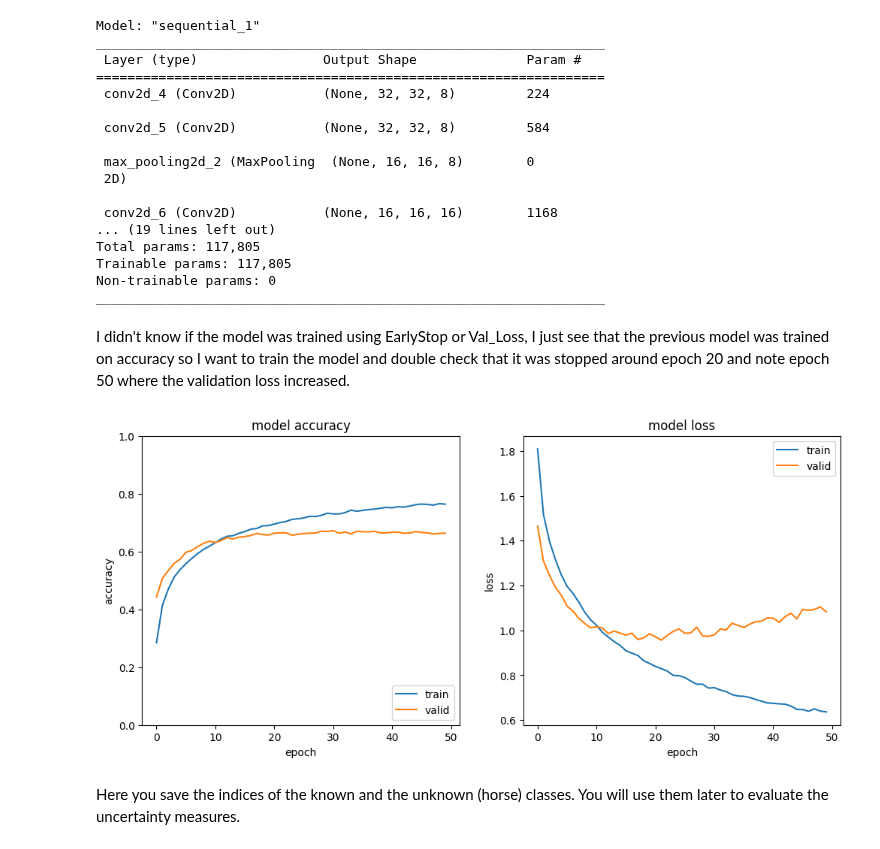
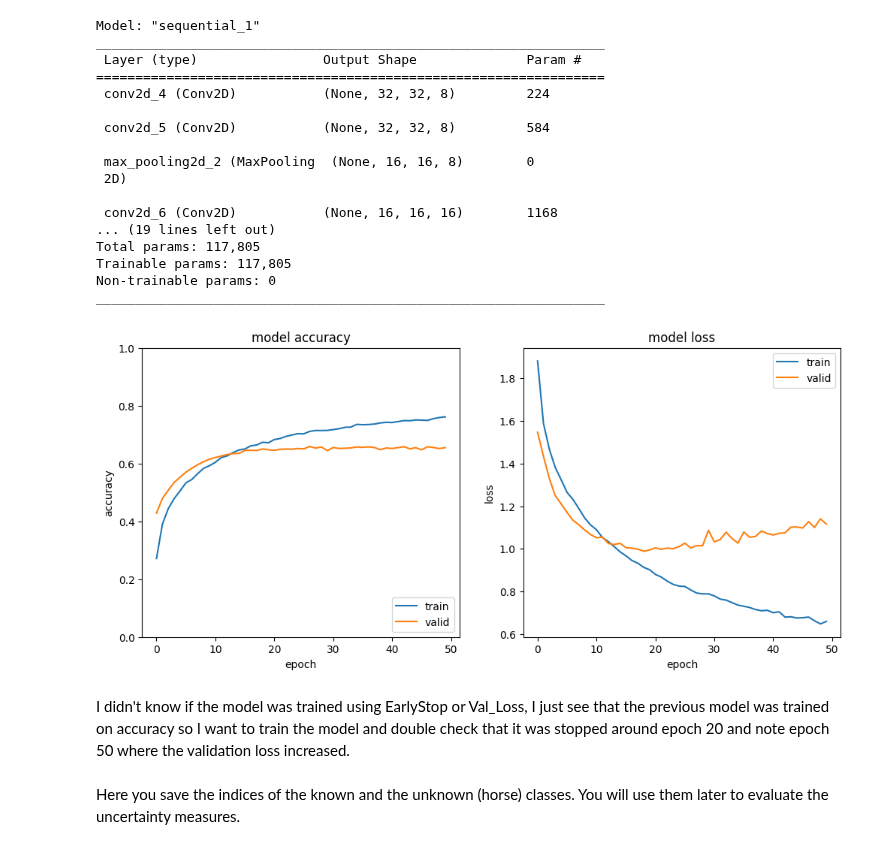
Before and after one commit to RachelRamirez/tta, a Jupyter notebook: TTA_experiments_only.ipynb, the cells around one changed output. Drawn from its saved outputs; the diff is of its cells as text; code cells hidden in the pictures.

```diff
--- a/TTA_experiments_only.ipynb
+++ b/TTA_experiments_only.ipynb
@@ -221,24 +243,26 @@ Trainable params: 117,805
 Non-trainable params: 0
 _________________________________________________________________
 # %%
-# urllib.request.urlretrieve("https://raw.githubusercontent.com/tensorchiefs/dl_book/master/data/history_baseline_cifar10.csv", "history_baseline_cifar10.csv")
-# history=np.loadtxt("history_baseline_cifar10.csv",delimiter=",")
+urllib.request.urlretrieve("https://raw.githubusercontent.com/tensorchiefs/dl_book/master/data/history_baseline_cifar10.csv", "history_baseline_cifar10.csv")
+history=np.loadtxt("history_baseline_cifar10.csv",delimiter=",")
 
-# plt.figure(figsize=(12,5))
-# plt.subplot(1,2,1)
-# plt.plot(history[:,0])
-# plt.plot(history[:,1])
-# plt.ylim(0, 1)
-# plt.title('model accuracy')
-# plt.ylabel('accuracy')
-# plt.xlabel('epoch')
-# plt.legend(['train', 'valid'], loc='lower right')
-# plt.subplot(1,2,2)
-# plt.plot(history[:,2])
-# plt.plot(history[:,3])
-# plt.title('model loss')
-# plt.ylabel('loss')
-# plt.xlabel('epoch')
-# plt.legend(['train', 'valid'], loc='upper right')
-# plt.show()
+plt.figure(figsize=(12,5))
+plt.subplot(1,2,1)
+plt.plot(history[:,0])
+plt.plot(history[:,1])
+plt.ylim(0, 1)
+plt.title('model accuracy')
+plt.ylabel('accuracy')
+plt.xlabel('epoch')
+plt.legend(['train', 'valid'], loc='lower right')
+plt.subplot(1,2,2)
+plt.plot(history[:,2])
+plt.plot(history[:,3])
+plt.title('model loss')
+plt.ylabel('loss')
+plt.xlabel('epoch')
+plt.legend(['train', 'valid'], loc='upper right')
+plt.show()
+# %% [output]
+[figure, added]
 # %%
@@ -256,25 +280,23 @@ history = history.history
 # Then use list(obj) with this group as an object to convert it to a list.
 # At last, call numpy. array(data) with this list as data to convert it to an array.
 # %%
-plt.figure(figsize=(12,5))
-plt.subplot(1,2,1)
-plt.plot(history['accuracy'])
-plt.plot(history['val_accuracy'])
-plt.ylim(0, 1)
-plt.title('model accuracy')
-plt.ylabel('accuracy')
-plt.xlabel('epoch')
-plt.legend(['train', 'valid'], loc='lower right')
-plt.subplot(1,2,2)
-plt.plot(history['loss'])
-plt.plot(history['val_loss'])
-plt.title('model loss')
-plt.ylabel('loss')
-plt.xlabel('epoch')
-plt.legend(['train', 'valid'], loc='upper right')
-plt.show()
+# plt.figure(figsize=(12,5))
+# plt.subplot(1,2,1)
+# plt.plot(history['accuracy'])
+# plt.plot(history['val_accuracy'])
+# plt.ylim(0, 1)
+# plt.title('model accuracy')
+# plt.ylabel('accuracy')
+# plt.xlabel('epoch')
+# plt.legend(['train', 'valid'], loc='lower right')
+# plt.subplot(1,2,2)
+# plt.plot(history['loss'])
+# plt.plot(history['val_loss'])
+# plt.title('model loss')
+# plt.ylabel('loss')
+# plt.xlabel('epoch')
+# plt.legend(['train', 'valid'], loc='upper right')
+# plt.show()
-# %% [output]
-[figure, removed]
 # %% [markdown]
 Here you save the indices of the known and the unknown (horse) classes. You will use them later to evaluate the uncertainty measures.
 # %%
```
Also changed, not shown: parts of 24 cells of this notebook.
